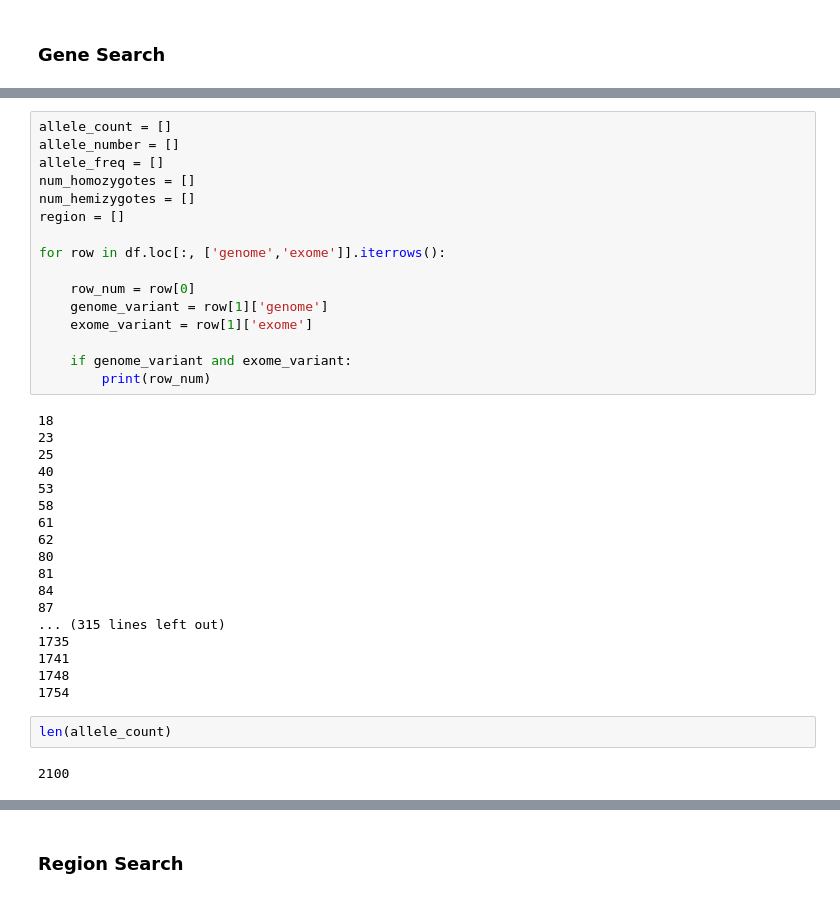
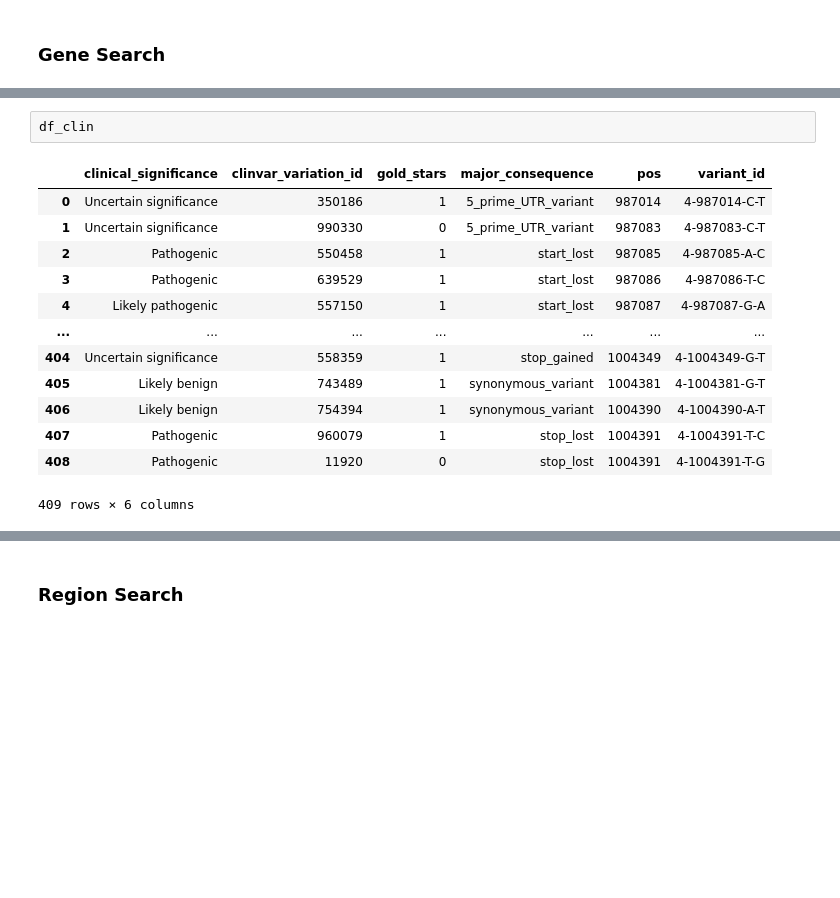
Before and after one commit to bioinfo-hcpa/pynoma, a Jupyter notebook: notebooks/tests.ipynb, the cells around one changed output, grey strips where cells are left out. Cells and saved outputs as stored; diff of their text form; blank space fills up the shorter version.

```diff
--- a/notebooks/tests.ipynb
+++ b/notebooks/tests.ipynb
@@ -74,39 +55,17 @@ for variant in df['exome']:
-# %%
-allele_count = []
-allele_number = []
-allele_freq = []
-num_homozygotes = []
-num_hemizygotes = []
-region = []
-
-for row in df.loc[:, ['genome','exome']].iterrows():
-
-    row_num = row[0]
-    genome_variant = row[1]['genome']
-    exome_variant = row[1]['exome']
-
-    if genome_variant and exome_variant:
-        print(row_num)
-# %% [output]
-18
-23
-25
-40
-53
-58
-61
-62
-80
-81
-84
-87
-... (315 lines left out)
-1735
-1741
-1748
-1754
-# %%
-len(allele_count)
-# %% [output]
-2100
+# %%
+df_clin
+# %% [output]
+|  | clinical_significance | clinvar_variation_id | gold_stars | major_consequence | pos | variant_id |
+| 0 | Uncertain significance | 350186 | 1 | 5_prime_UTR_variant | 987014 | 4-987014-C-T |
+| 1 | Uncertain significance | 990330 | 0 | 5_prime_UTR_variant | 987083 | 4-987083-C-T |
+| 2 | Pathogenic | 550458 | 1 | start_lost | 987085 | 4-987085-A-C |
+| 3 | Pathogenic | 639529 | 1 | start_lost | 987086 | 4-987086-T-C |
+| 4 | Likely pathogenic | 557150 | 1 | start_lost | 987087 | 4-987087-G-A |
+| ... | ... | ... | ... | ... | ... | ... |
+| 404 | Uncertain significance | 558359 | 1 | stop_gained | 1004349 | 4-1004349-G-T |
+| 405 | Likely benign | 743489 | 1 | synonymous_variant | 1004381 | 4-1004381-G-T |
+| 406 | Likely benign | 754394 | 1 | synonymous_variant | 1004390 | 4-1004390-A-T |
+| 407 | Pathogenic | 960079 | 1 | stop_lost | 1004391 | 4-1004391-T-C |
+| 408 | Pathogenic | 11920 | 0 | stop_lost | 1004391 | 4-1004391-T-G |
+409 rows × 6 columns
 # %%
```
Also changed, not shown: parts of 8 cells of this notebook, 1 other file.
